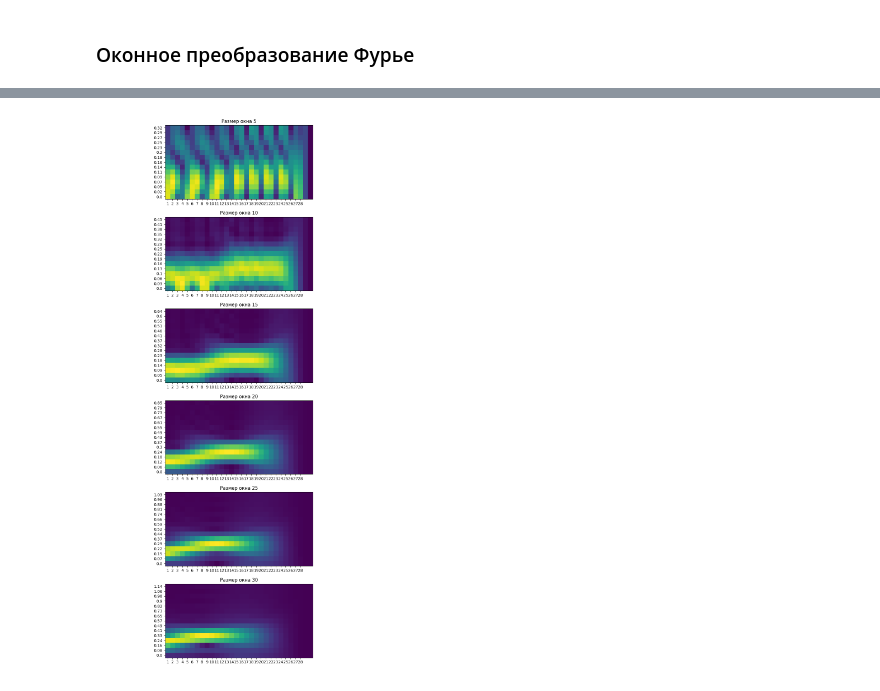
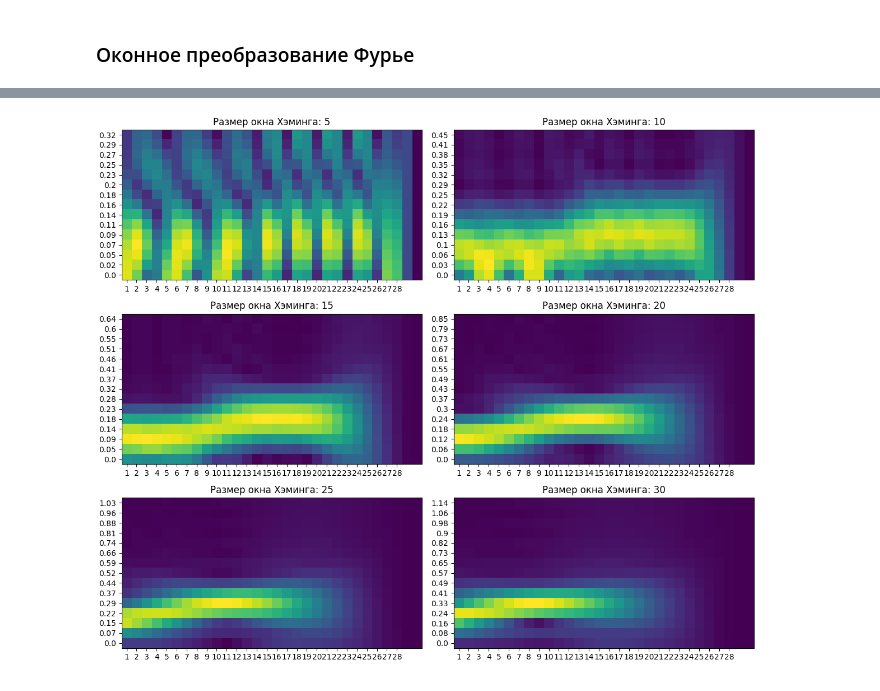
Before and after one commit to Niatomi/conversion-of-measurement-signals-course, a Jupyter notebook: src/practice_6.ipynb, the cells around one changed output, grey strips where cells are left out. Saved outputs shown, nothing was run; the diff lists cells and outputs as text; code cells hidden in the pictures.

```diff
--- a/src/practice_6.ipynb
+++ b/src/practice_6.ipynb
@@ -143,14 +144,19 @@ plot(np.arange(N), hem_window(N))
 def wft(array: np.ndarray,
         m: int,
         hem_window_array: np.ndarray) -> np.ndarray:
-    """ Windowed Fourier Transform"""
-    def discrete_fourier_function(
-        array: np.ndarray,
+    """ Windowed Fourier Transform.
+
+    Positional arguments
+    array -- массив всех частей
+    m -- индекс текущей части
+    hem_window_array -- массив окна Хэмминга
+    """
+    def _wft(
         k: int,
-        m: int
     ) -> np.imag:
 
         def window(n: int, m: int):
+            """ Обнуление окна, если индекс выходит за границы массива"""
             if (
                 n - m >= 0
                 and
@@ -172,7 +178,8 @@ def wft(array: np.ndarray,
 
     result = np.zeros(array.shape, dtype=np.complex_)
     for idx in range(array.size):
-        result[idx] = discrete_fourier_function(array, idx, m)
+        result[idx] = _wft(idx)
+
     return result
 # %%
 def wsp(array: np.ndarray,
@@ -192,27 +199,25 @@ def wsp(array: np.ndarray,
 # %%
 SAMPLES_COUNT = 30
 WINDOW_STEP = 5
-fig, axs = plt.subplots(ncols=1, nrows=SAMPLES_COUNT // WINDOW_STEP, figsize=(10, 20))
-fig.tight_layout(pad=2.5)
-for idx, ax in enumerate(axs):
-    pass
+fig, axs = plt.subplots(ncols=2, nrows=(SAMPLES_COUNT // WINDOW_STEP) // 2, figsize=(12, 10))
+fig.tight_layout(pad=1)
+for idx, ax in enumerate(axs.ravel()):
     window_size = (idx + 1) * WINDOW_STEP
-
     signal_array = np.zeros(SAMPLES_COUNT)
     for i in range(1, SAMPLES_COUNT):
         signal_array[i - 1] = y((2 * np.pi * i) / SAMPLES_COUNT)
+
     spectrums = wsp(signal_array, window_size)
     spectrums = spectrums.T
-
     x_range = np.arange(start=1, stop=SAMPLES_COUNT - 1)
     y_bins = np.linspace(start=spectrums.min(), stop=spectrums.max(), num=spectrums.shape[0])
     y_bins = np.flip(y_bins)
     y_bins = np.round(y_bins, decimals=2)
 
     im = ax.imshow(spectrums)
     ax.set_xticks(np.arange(len(x_range)), labels=x_range)
     ax.set_yticks(np.arange(len(y_bins)), labels=y_bins)
-    ax.set_title(f"Размер окна {window_size}")
+    ax.set_title(f"Размер окна Хэминга: {window_size}")
 plt.show()
 # %% [output]
-[figure, old version]
+[figure, new version]
```
Also changed, not shown: parts of 2 cells of this notebook.
